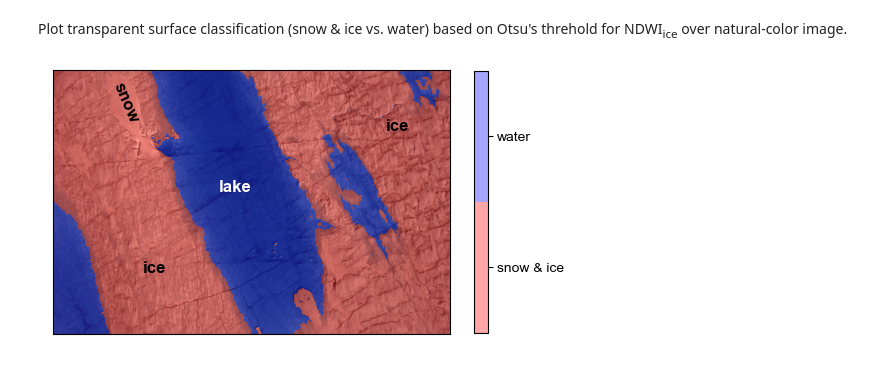
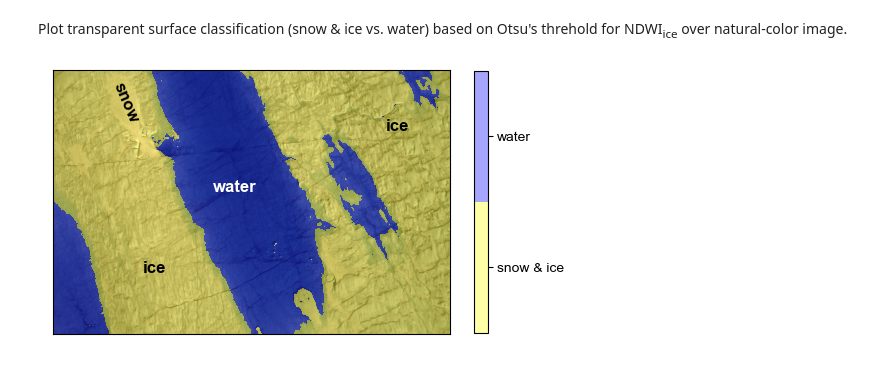
Before and after one commit to mstudinger/ATM-SfM-Bathymetry, a Jupyter notebook: Jupyter/CAMBOTv2_lake_detection_using_NDWI_and_Otsu_thresholding.ipynb, the cells around one changed output. Saved outputs shown, nothing was run; the diff lists cells and outputs as text; code cells hidden in the pictures.

Commit message:
changed color map for surface classification plot

```diff
--- a/Jupyter/CAMBOTv2_lake_detection_using_NDWI_and_Otsu_thresholding.ipynb
+++ b/Jupyter/CAMBOTv2_lake_detection_using_NDWI_and_Otsu_thresholding.ipynb
@@ -133,21 +133,21 @@ ndwi_srf_class [indx] = 1.0     # sets ndwi_srf_class to 1.0 above the Otsu thre
 # %% [markdown]
 Plot transparent surface classification (snow & ice vs. water) based on Otsu's threhold for NDWI<sub>ice</sub> over natural-color image.
 # %%
-cmap_srf = (mpl.colors.ListedColormap(['red', 'blue']))
+cmap_srf = (mpl.colors.ListedColormap(['yellow', 'blue']))
 bounds = [0, 1]
 norm = mpl.colors.BoundaryNorm(bounds, cmap_srf.N)
 
 fig4, (ax4) = plt.subplots(1, 1, subplot_kw = {'xticks': [], 'yticks': []})
 handle_ax4  = ax4.imshow(rgb_image)
 handle_reg  = ax4.imshow(ndwi_srf_class, interpolation='bilinear',cmap = cmap_srf,alpha = 0.35)
 
 handle_txt = ax4.text(1250,2500, "ice", fontsize = 'large',font = 'Arial',fontweight = 'bold', ha = 'center', color = 'k')
 handle_txt = ax4.text(4250,750,  "ice", fontsize = 'large',font = 'Arial',fontweight = 'bold', ha = 'center', color = 'k')
-handle_txt = ax4.text(2250,1500, "lake",fontsize = 'large',font = 'Arial',fontweight = 'bold', ha = 'center', color = 'w')
+handle_txt = ax4.text(2250,1500, "water",fontsize = 'large',font = 'Arial',fontweight = 'bold', ha = 'center', color = 'w')
 handle_txt = ax4.text(900,650,   "snow",fontsize = 'large',font = 'Arial',fontweight = 'bold', ha = 'center', color = 'k', rotation=-67)
 
 cbar4 = fig4.colorbar(handle_reg, ax=ax4,location='right', shrink = 0.71)
 cbar4.set_ticks([0.25,0.75])
 cbar4.set_ticks(ticks=[0.25,0.75], labels=['snow & ice','water'])
 # %% [output]
-[figure, old version]
+[figure, new version]
```
